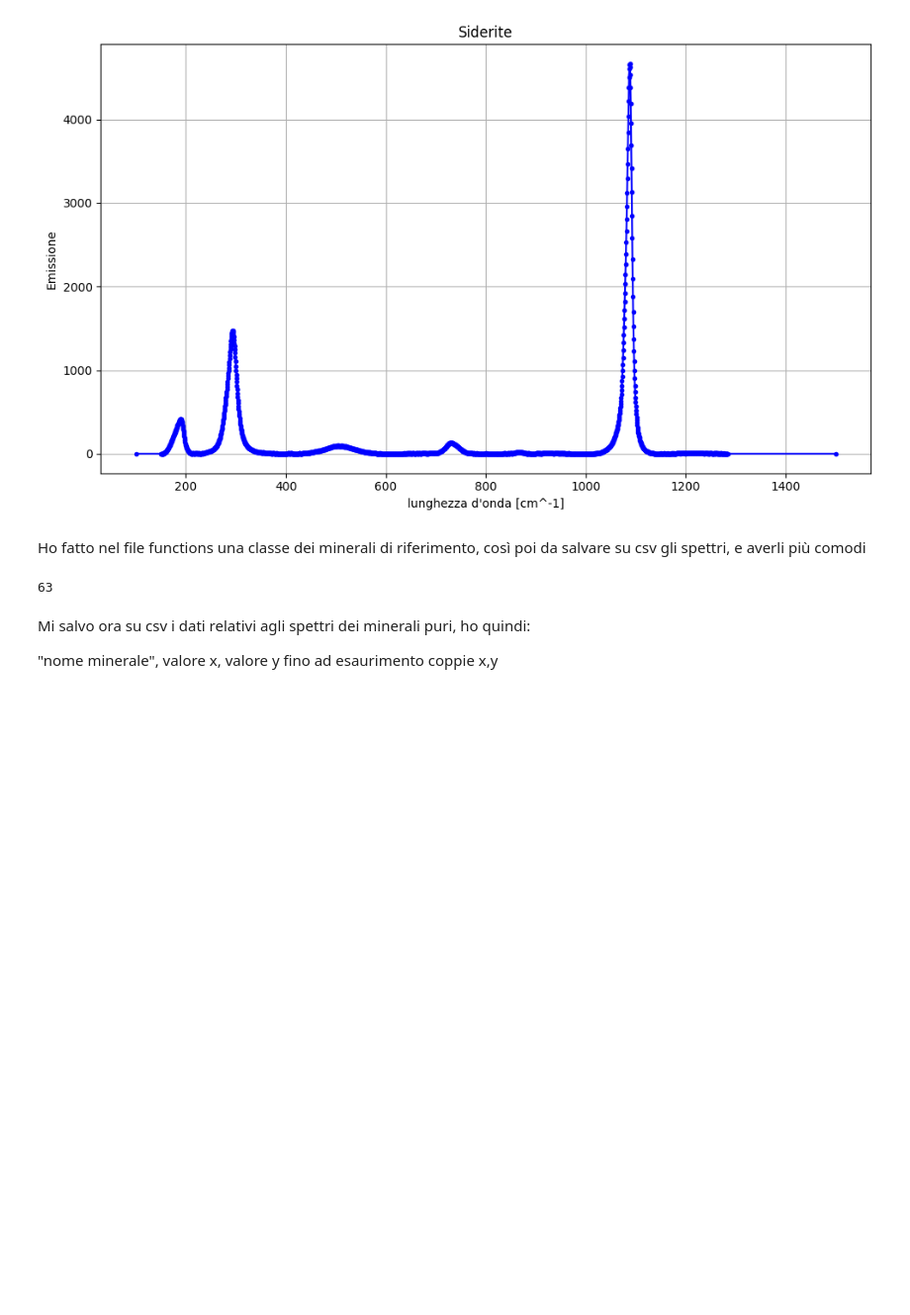
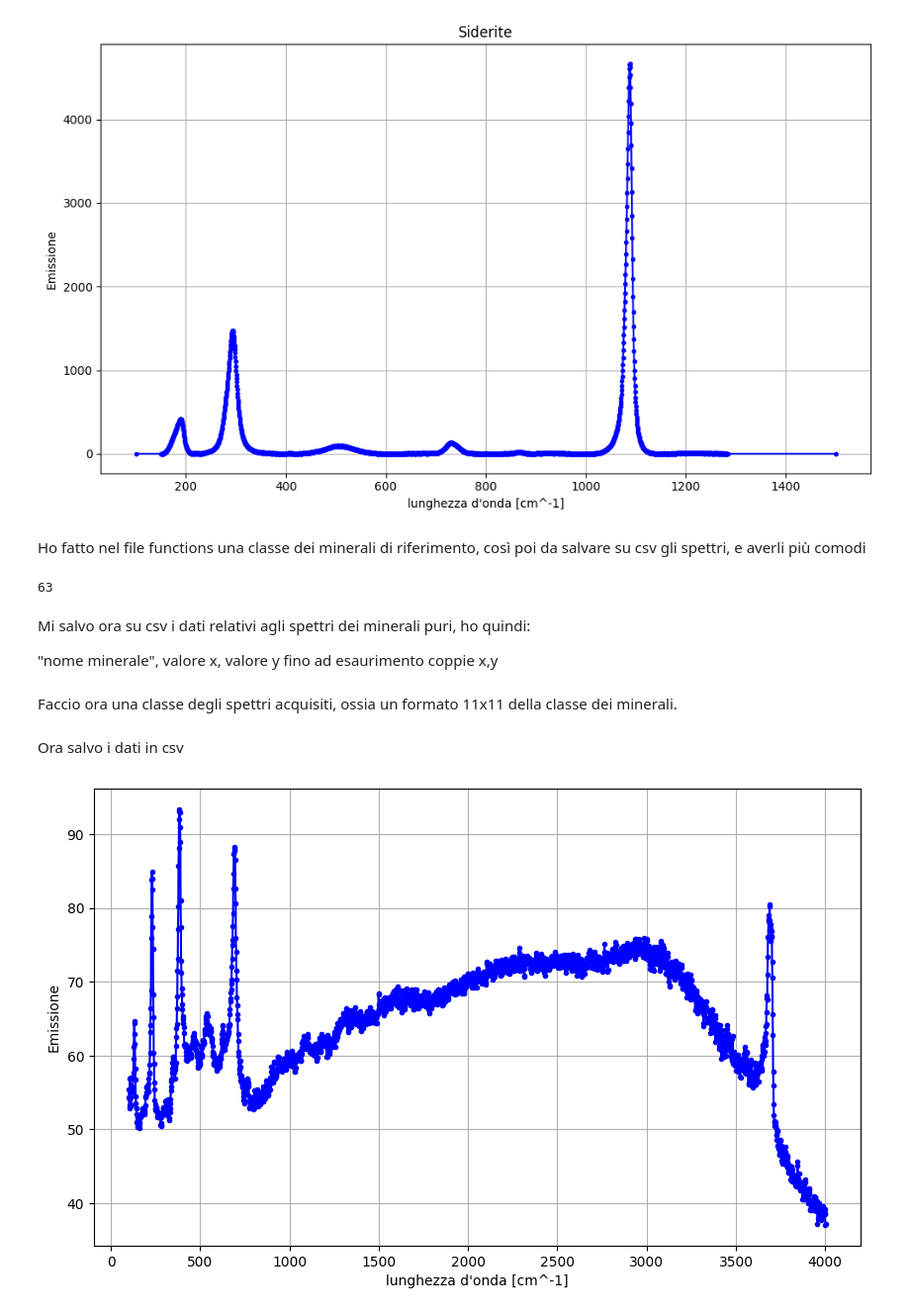
Before and after one commit to lucasulinux/progetto_data_science, a Jupyter notebook: prog_ipynb.ipynb, the cells around one changed output. Shown: that part at 99% size. Drawn from its saved outputs; the diff is of its cells as text; code cells hidden in the pictures; blank space fills up the shorter version.

```diff
--- a/prog_ipynb.ipynb
+++ b/prog_ipynb.ipynb
@@ -57,7 +58,6 @@ Ho fatto nel file functions una classe dei minerali di riferimento, così poi da
 # %%
 names = os.listdir(path_db_raman)   #sto salvando i nomi dei file nella cartella Database Raman
 names = [f for f in names if os.path.isfile(os.path.join(path_db_raman, f))] #creo una lista, voglio solo file non cartelle
-i=0
 minerali = []  #creo una lista vuota per i minerali
 for spettro in names: #plotto i primi 10 file
     testo = open(os.path.join(path_db_raman, spettro)).read()   #leggo il file relativo al minerale
@@ -91,3 +91,5 @@ with open("minerali.csv", "w", newline="") as file:
             #writer.writerow([minerale.nome, xi, yi])
 #Non so se è il modo più comodo per salvare gli spettri, ma ricordando la classe, va bene
 #Ho commentato la parte di scrittura, così da non andare a modificare più il file
+# %% [markdown]
+Faccio ora una classe degli spettri acquisiti, ossia un formato 11x11 della classe dei minerali.
@@ -93,0 +104,47 @@ with open("minerali.csv", "w", newline="") as file:
+# %% [markdown]
+Ora salvo i dati in csv
+# %%
+directory= "/home/luca/Uni/VI/Data science/Progetto/prog_DS/Raman-20250709T202209Z-1-001"
+names = os.listdir(directory)   #sto salvando i nomi dei file nella cartella Database Raman
+names = [f for f in names if os.path.isfile(os.path.join(directory, f))] #creo una lista, voglio solo file non cartelle
+k = 0
+data = []
+for i in names:
+    testo = open(os.path.join(directory, i)).read()   #leggo il file
+    lines = testo.replace('\\n', '\n').strip().split('\n')      #tolgo /n e divido in righe diverse quando li incontro
+    x_val = []
+    y_val = []
+    for line in lines:  #ciclo sulle righe
+        parts = line.strip().split()    #separo gli spazi, quindi le colonne
+        x = float(parts[0])
+        y = np.array(parts[1:]).T #sono ancora stringhe
+        x_val.append(x)
+        y_val.append(y.astype(np.float64))  #ora ho una lista di array numpy, ciascuno rappresenta una riga
+    y_val = np.vstack(y_val)    #unisco le righe
+
+    for j in range(len(y_val[0,:])):
+        riga = j//11
+        colonna = j-riga*11
+        data.append(Minerali_da_riconoscere(str(k),x_val, y_val[:,j], riga, colonna))
+
+    k+=1
+
+
+
+for i in range(4):
+    nome = names[i].removesuffix('.txt') +".csv"
+    with open(nome, "w", newline="") as file:
+        writer = csv.writer(file)
+        #writer.writerow(["riga","colonna", "x", "y"])  # intestazione
+        for minerale in data:
+            for xi, yi in zip(minerale.x, minerale.y):
+                #writer.writerow([minerale.riga,minerale.colonna, xi, yi])
+# %%
+plt.figure(figsize=(10, 6))
+plt.plot(x_val,y_val[:,0], marker='.', linestyle=None, color='blue')
+plt.xlabel("lunghezza d'onda [cm^-1]")
+plt.ylabel('Emissione')
+plt.grid(True)
+plt.show()
+# %% [output]
+[figure, added]
```
Also changed, not shown: parts of 2 cells of this notebook, 5 other files.
